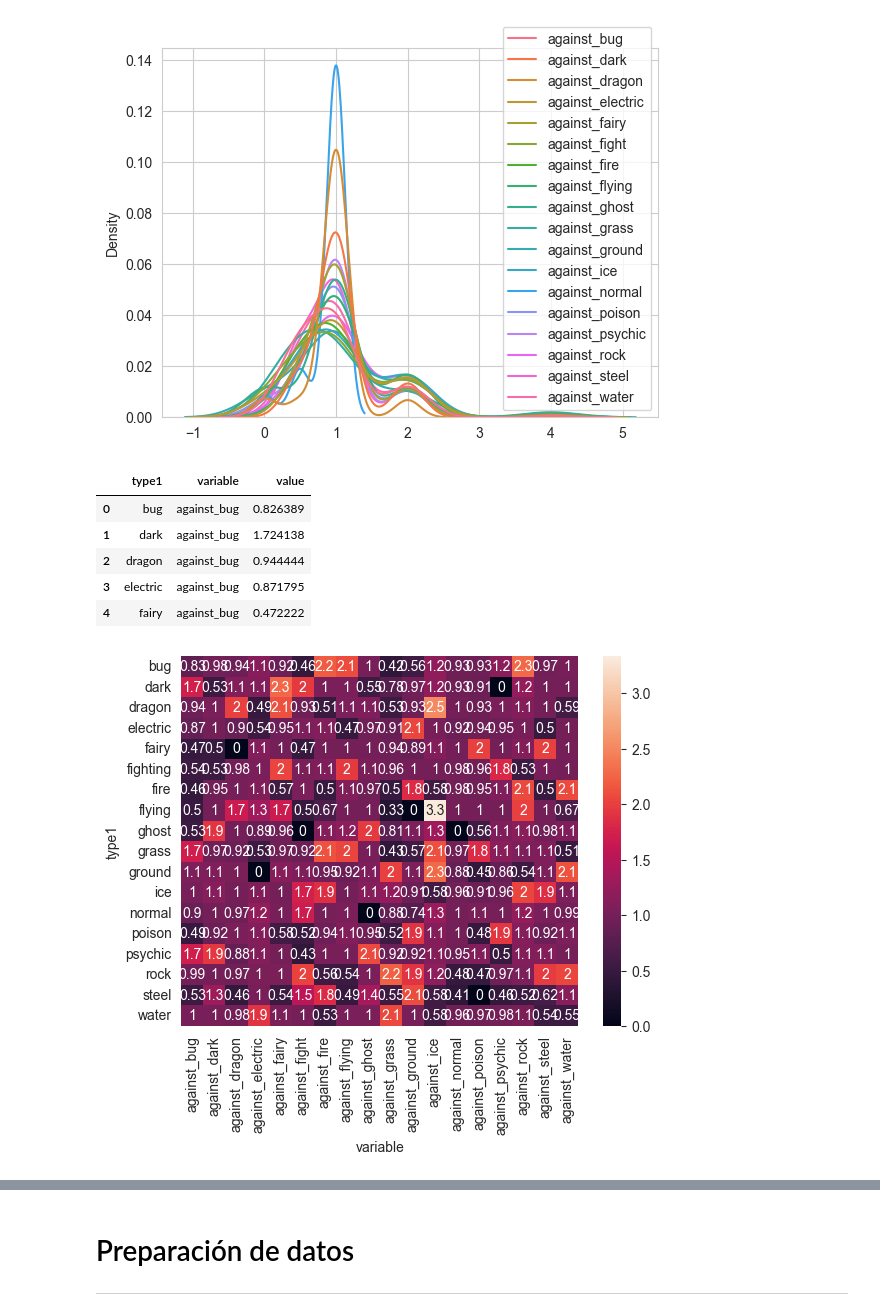
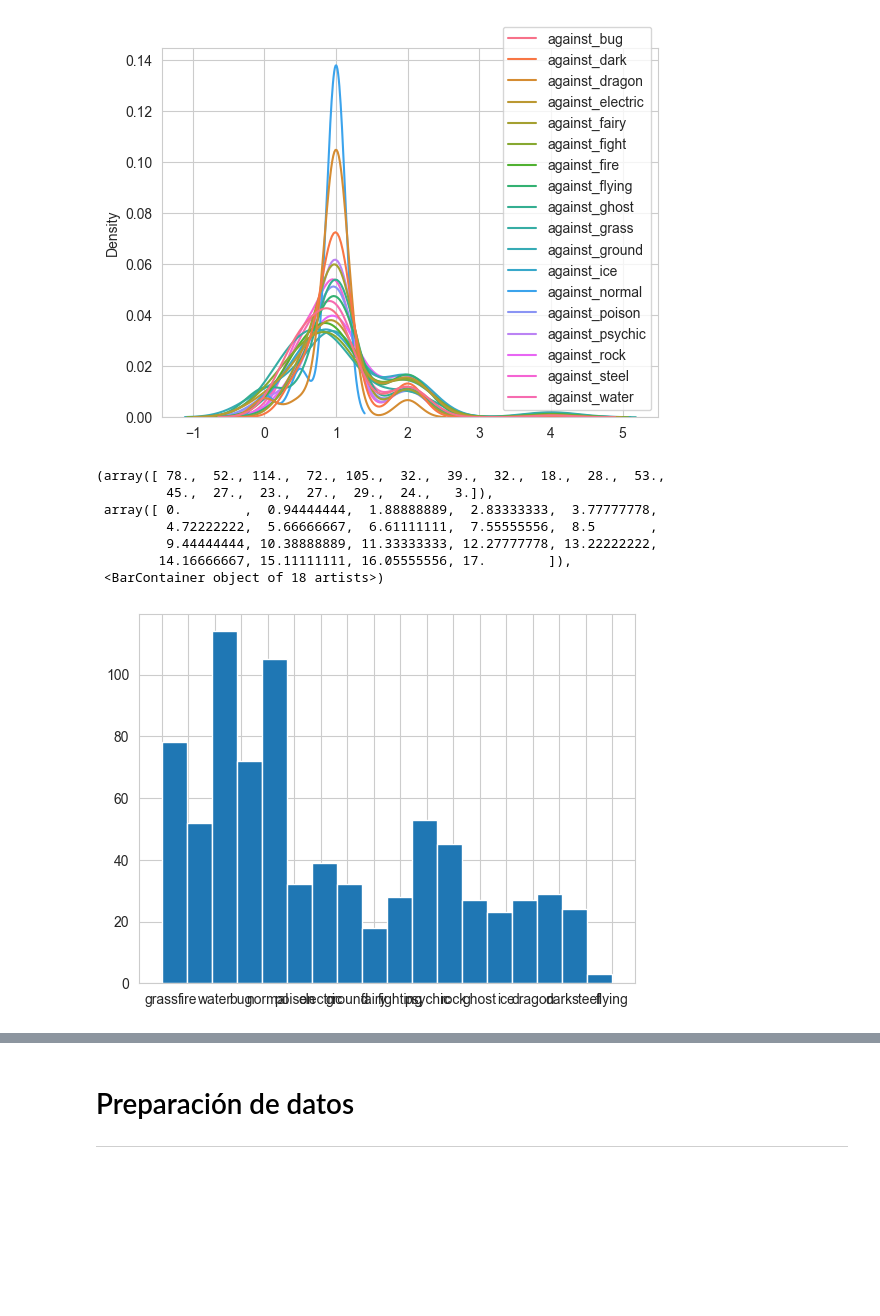
Before and after one commit to AndresF100/Projects_UNAL, a Jupyter notebook: Módulo 2/Proyecto Módulo 2.ipynb, the cells around one changed output, grey strips where cells are left out. Saved outputs shown, nothing was run; the diff lists cells and outputs as text; code cells hidden in the pictures; blank space fills up the shorter version.

```diff
--- a/Módulo 2/Proyecto Módulo 2.ipynb
+++ b/Módulo 2/Proyecto Módulo 2.ipynb
@@ -244,25 +264,6 @@ and update your code. This will become an error in seaborn v0.13.0.
 <Axes: ylabel='Density'>
 [figure]
 # %%
-contras1=datos[datos.columns[
+contras=datos[datos.columns[
     (pd.Series(datos.columns).str.startswith('against')) |
     (datos.columns=="type1")]].groupby(["type1"]).agg("mean")
-
-contras=contras1
-contras.reset_index(inplace=True)
-
-contras=pd.melt(contras, id_vars='type1')
-contras.head()
-# %% [output]
-|  | type1 | variable | value |
-| 0 | bug | against_bug | 0.826389 |
-| 1 | dark | against_bug | 1.724138 |
-| 2 | dragon | against_bug | 0.944444 |
-| 3 | electric | against_bug | 0.871795 |
-| 4 | fairy | against_bug | 0.472222 |
-# %%
-df_heatmap = contras.pivot_table(values='value',index='type1',columns='variable',aggfunc=np.mean)
-sns.heatmap(df_heatmap,annot=True)
-plt.show()
-# %% [output]
-[figure, removed]
@@ -273,0 +279,11 @@ fig.show()
+# %%
+plt.hist(datos.type1,bins=18)
+# %% [output]
+(array([ 78.,  52., 114.,  72., 105.,  32.,  39.,  32.,  18.,  28.,  53.,
+         45.,  27.,  23.,  27.,  29.,  24.,   3.]),
+ array([ 0.        ,  0.94444444,  1.88888889,  2.83333333,  3.77777778,
+         4.72222222,  5.66666667,  6.61111111,  7.55555556,  8.5       ,
+         9.44444444, 10.38888889, 11.33333333, 12.27777778, 13.22222222,
+        14.16666667, 15.11111111, 16.05555556, 17.        ]),
+ <BarContainer object of 18 artists>)
+[figure, added]
```
Also changed, not shown: parts of 13 cells of this notebook.
